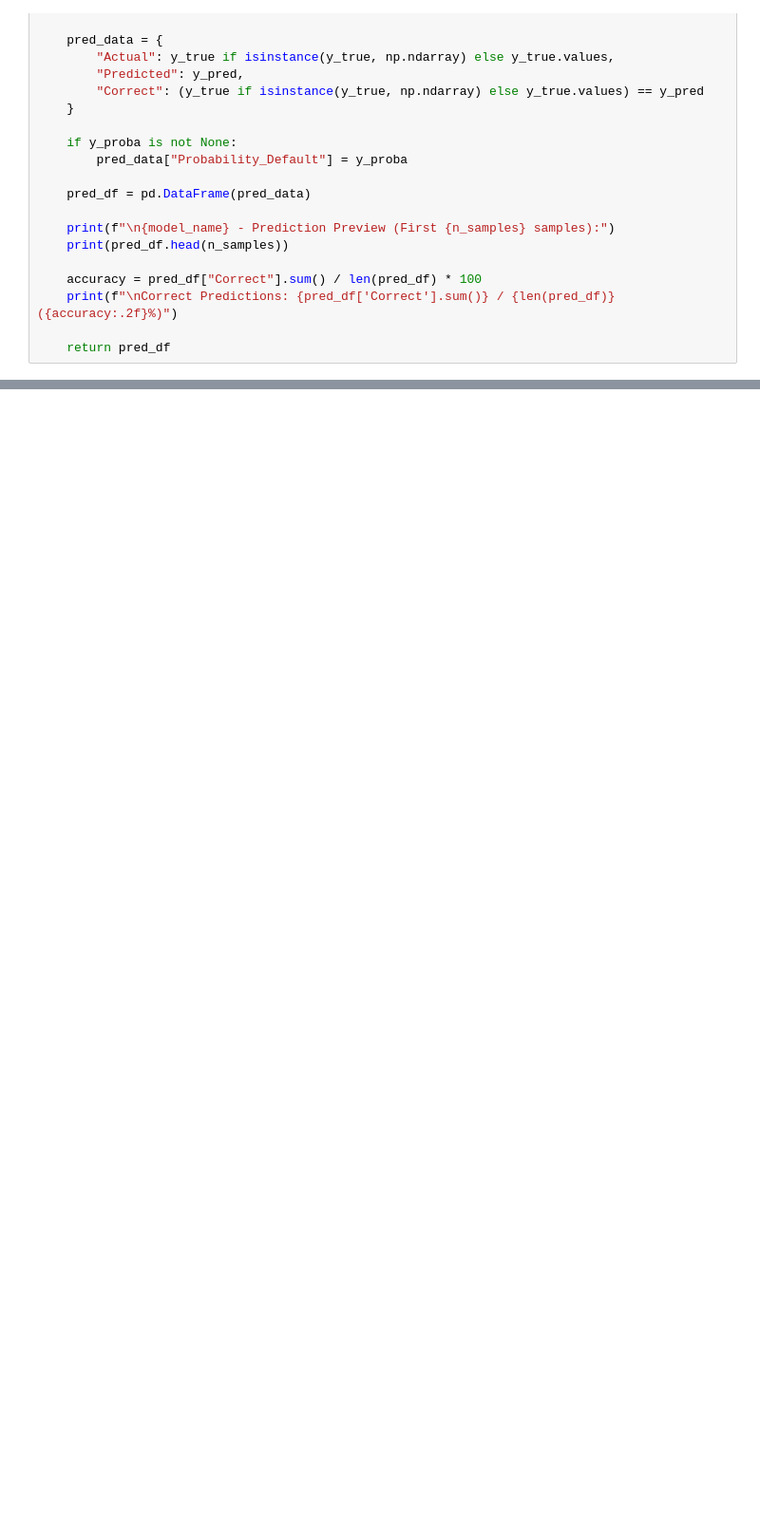
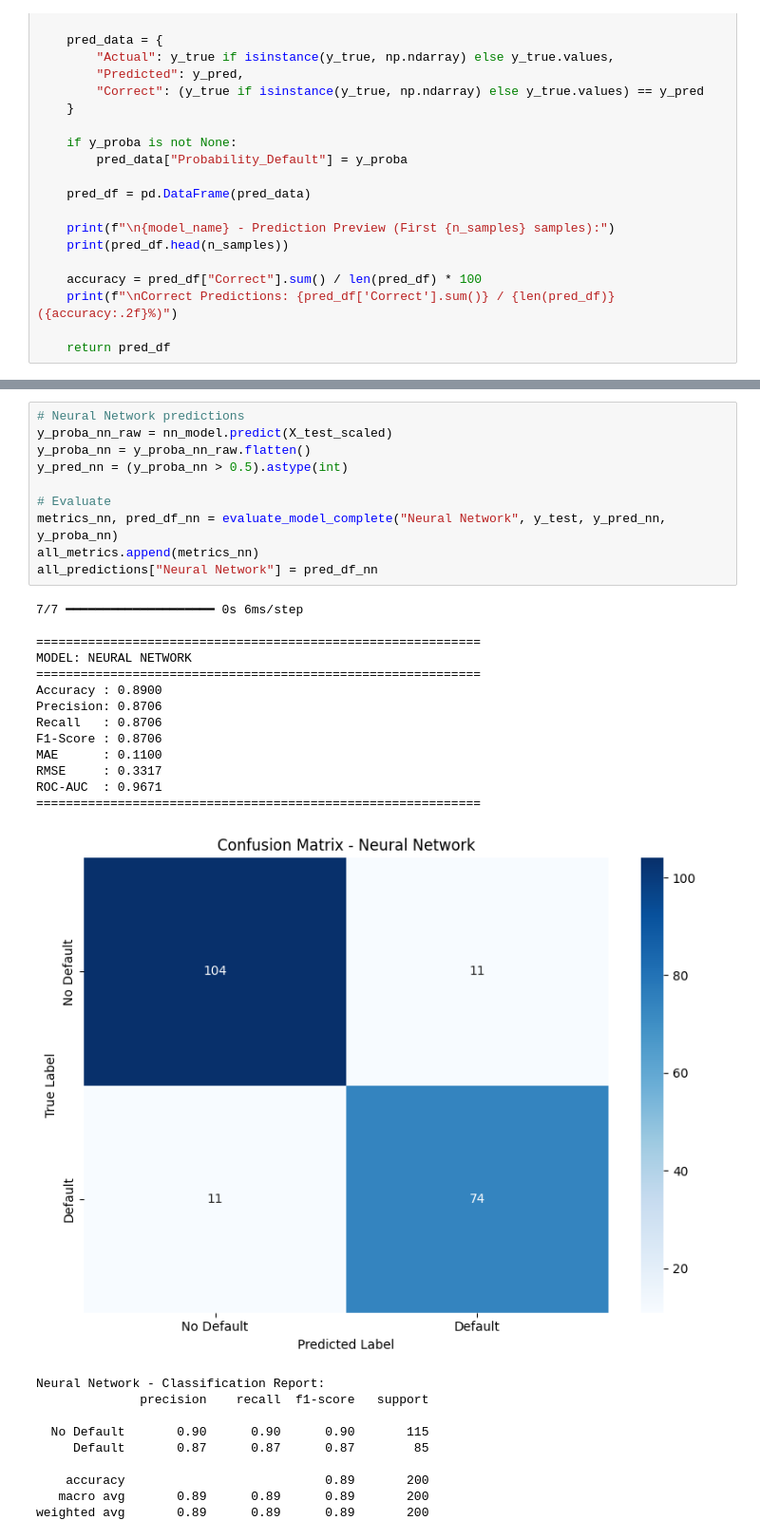
Before and after one commit to Wrynaft/FinancialDataMining, a Jupyter notebook: WIE3007_DM_GroupProject.ipynb, the cells around one changed output, grey strips where cells are left out. Shown at 95% size. Cells and saved outputs as stored; diff of their text form; blank space fills up the shorter version.

```diff
--- a/WIE3007_DM_GroupProject.ipynb
+++ b/WIE3007_DM_GroupProject.ipynb
@@ -2359,0 +2466,34 @@ def show_prediction_preview(model_name, y_true, y_pred, y_proba=None, n_samples=
+# %%
+# Neural Network predictions
+y_proba_nn_raw = nn_model.predict(X_test_scaled)
+y_proba_nn = y_proba_nn_raw.flatten()
+y_pred_nn = (y_proba_nn > 0.5).astype(int)
+
+# Evaluate
+metrics_nn, pred_df_nn = evaluate_model_complete("Neural Network", y_test, y_pred_nn, y_proba_nn)
+all_metrics.append(metrics_nn)
+all_predictions["Neural Network"] = pred_df_nn
+# %% [output]
+7/7 ━━━━━━━━━━━━━━━━━━━━ 0s 6ms/step
+
+============================================================
+MODEL: NEURAL NETWORK
+============================================================
+Accuracy : 0.8900
+Precision: 0.8706
+Recall   : 0.8706
+F1-Score : 0.8706
+MAE      : 0.1100
+RMSE     : 0.3317
+ROC-AUC  : 0.9671
+============================================================
+[figure, added]
+Neural Network - Classification Report:
+              precision    recall  f1-score   support
+
+  No Default       0.90      0.90      0.90       115
+     Default       0.87      0.87      0.87        85
+
+    accuracy                           0.89       200
+   macro avg       0.89      0.89      0.89       200
+weighted avg       0.89      0.89      0.89       200
```
Also changed, not shown: parts of 18 cells of this notebook.
